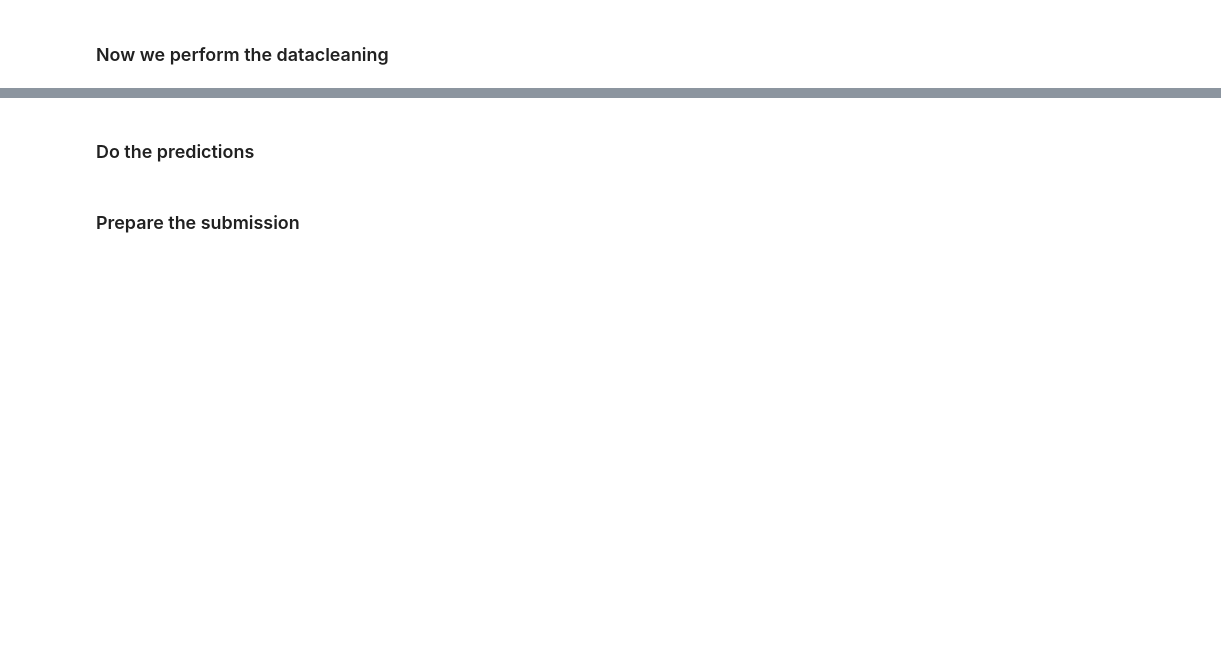
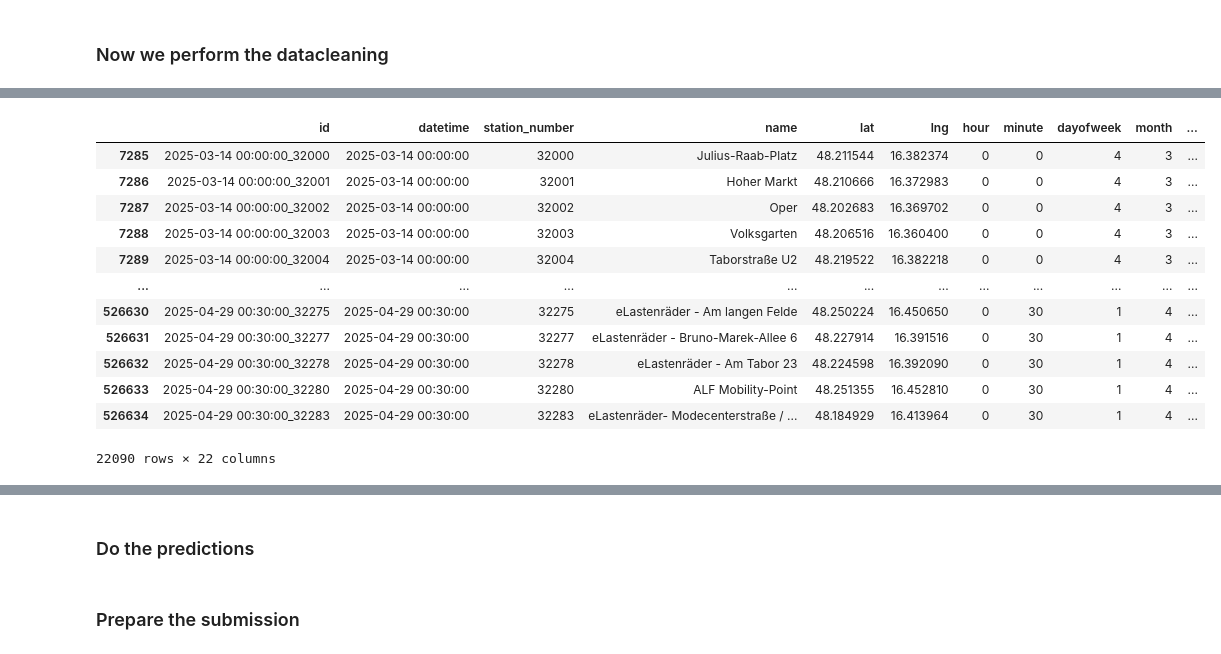
Before and after one commit to ras112git/predictive_modeling_and_mobility_forecasting, a Jupyter notebook: notebooks/04_prediction.ipynb, the cells around one changed output, grey strips where cells are left out. Cells and saved outputs as stored; diff of their text form; code cells hidden in the pictures; blank space fills up the shorter version.

```diff
--- a/notebooks/04_prediction.ipynb
+++ b/notebooks/04_prediction.ipynb
@@ -54,3 +56,19 @@ memory usage: 96.2 MB
+# %%
+df_test[df_test['hour'] == 0]
+# %% [output]
+|  | id | datetime | station_number | name | lat | lng | hour | minute | dayofweek | month | ... |
+| 7285 | 2025-03-14 00:00:00_32000 | 2025-03-14 00:00:00 | 32000 | Julius-Raab-Platz | 48.211544 | 16.382374 | 0 | 0 | 4 | 3 | ... |
+| 7286 | 2025-03-14 00:00:00_32001 | 2025-03-14 00:00:00 | 32001 | Hoher Markt | 48.210666 | 16.372983 | 0 | 0 | 4 | 3 | ... |
+| 7287 | 2025-03-14 00:00:00_32002 | 2025-03-14 00:00:00 | 32002 | Oper | 48.202683 | 16.369702 | 0 | 0 | 4 | 3 | ... |
+| 7288 | 2025-03-14 00:00:00_32003 | 2025-03-14 00:00:00 | 32003 | Volksgarten | 48.206516 | 16.360400 | 0 | 0 | 4 | 3 | ... |
+| 7289 | 2025-03-14 00:00:00_32004 | 2025-03-14 00:00:00 | 32004 | Taborstraße U2 | 48.219522 | 16.382218 | 0 | 0 | 4 | 3 | ... |
+| ... | ... | ... | ... | ... | ... | ... | ... | ... | ... | ... | ... |
+| 526630 | 2025-04-29 00:30:00_32275 | 2025-04-29 00:30:00 | 32275 | eLastenräder - Am langen Felde | 48.250224 | 16.450650 | 0 | 30 | 1 | 4 | ... |
+| 526631 | 2025-04-29 00:30:00_32277 | 2025-04-29 00:30:00 | 32277 | eLastenräder - Bruno-Marek-Allee 6 | 48.227914 | 16.391516 | 0 | 30 | 1 | 4 | ... |
+| 526632 | 2025-04-29 00:30:00_32278 | 2025-04-29 00:30:00 | 32278 | eLastenräder - Am Tabor 23 | 48.224598 | 16.392090 | 0 | 30 | 1 | 4 | ... |
+| 526633 | 2025-04-29 00:30:00_32280 | 2025-04-29 00:30:00 | 32280 | ALF Mobility-Point | 48.251355 | 16.452810 | 0 | 30 | 1 | 4 | ... |
+| 526634 | 2025-04-29 00:30:00_32283 | 2025-04-29 00:30:00 | 32283 | eLastenräder- Modecenterstraße / ... | 48.184929 | 16.413964 | 0 | 30 | 1 | 4 | ... |
+22090 rows × 22 columns
 # %%
 # Save IDs and do preprocessing (as we did before)
 
```
Also changed, not shown: parts of 5 cells of this notebook, 4 other files.
